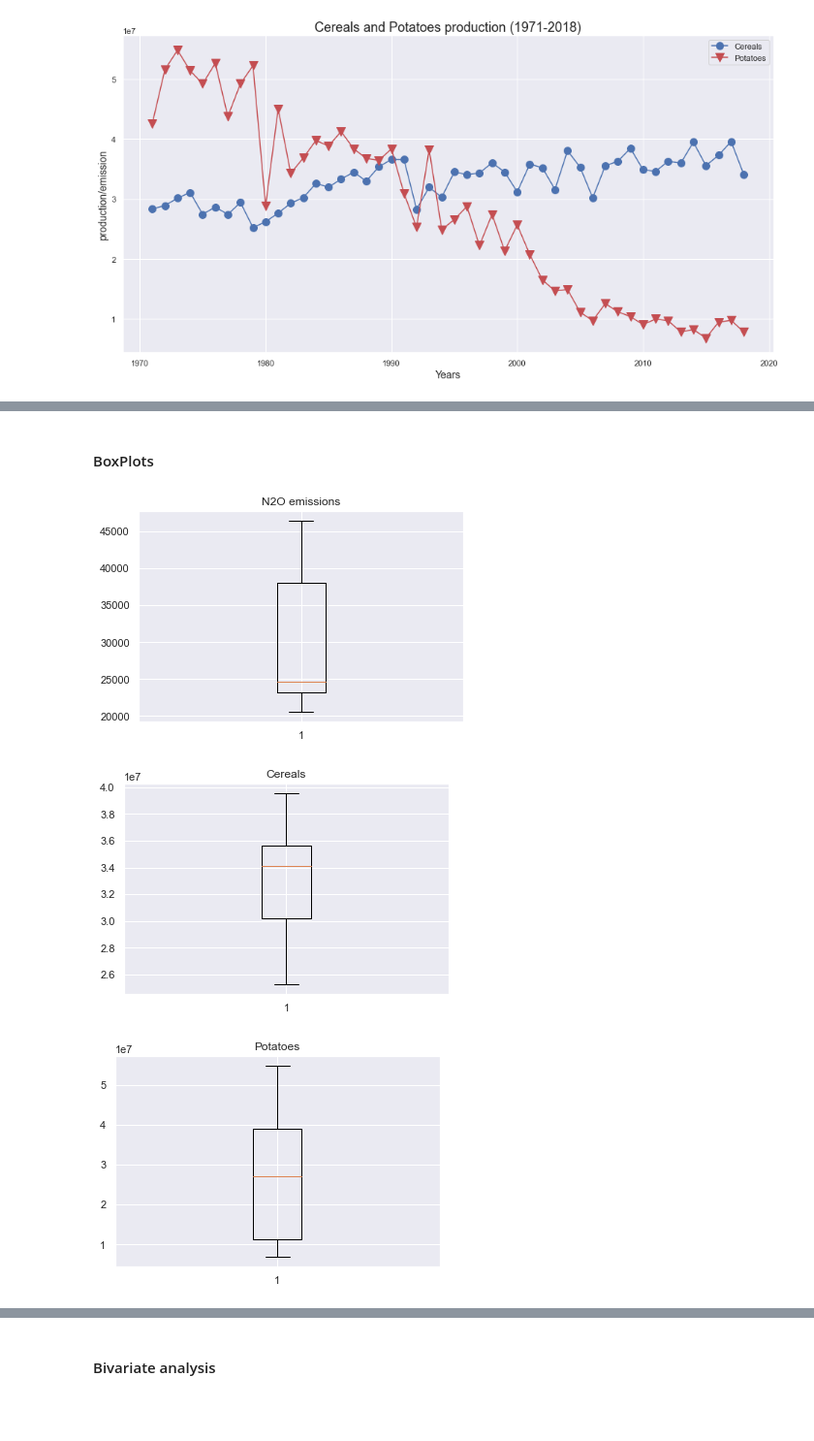
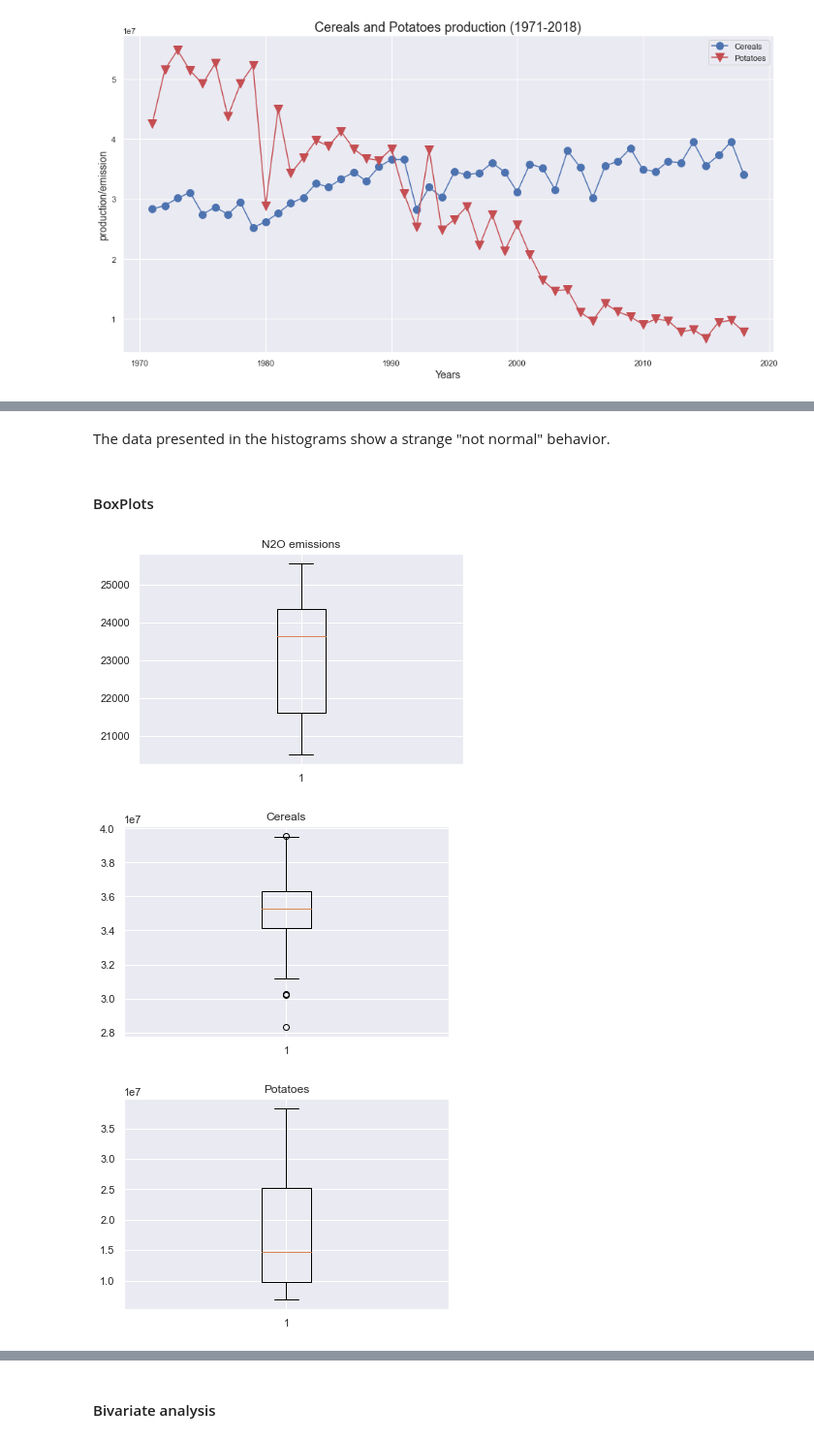
Before and after one commit to Alejandro-github-mx/statistics-projects, a Jupyter notebook: 2022-02-28-statistics-homework-FoodCC-Poland.ipynb, the cells around one changed output, grey strips where cells are left out. Shown at 97% size. Saved outputs shown, nothing was run; the diff lists cells and outputs as text; code cells hidden in the pictures; blank space fills up the shorter version.

```diff
--- a/2022-02-28-statistics-homework-FoodCC-Poland.ipynb
+++ b/2022-02-28-statistics-homework-FoodCC-Poland.ipynb
@@ -286,21 +308,23 @@ plt.show();
+# %% [markdown]
+The data presented in the histograms show a strange "not normal" behavior.
 # %% [markdown]
 #### BoxPlots
 # %%
 # Nitrous Oxide Emissions Boxplot
 plt.title("N2O emissions")
-plt.boxplot(CropsNitrox["Nitrous.oxide.emissions."])
+plt.boxplot(onitrox["Nitrous.oxide.emissions."])
 plt.show();
 
 # Cereals production boxplot
 plt.title("Cereals")
-plt.boxplot(CropsNitrox["Cereals.Total"])
+plt.boxplot(onitrox["Cereals.Total"])
 plt.show();
 
 # Potatoes production boxplot
 plt.title("Potatoes")
-plt.boxplot(CropsNitrox["Potatoes"])
+plt.boxplot(onitrox["Potatoes"])
 plt.show();
 # %% [output]
-[figure, old version]
+[figure, new version]
-[figure, old version]
+[figure, new version]
-[figure, old version]
+[figure, new version]
```
Also changed, not shown: parts of 26 cells of this notebook.
